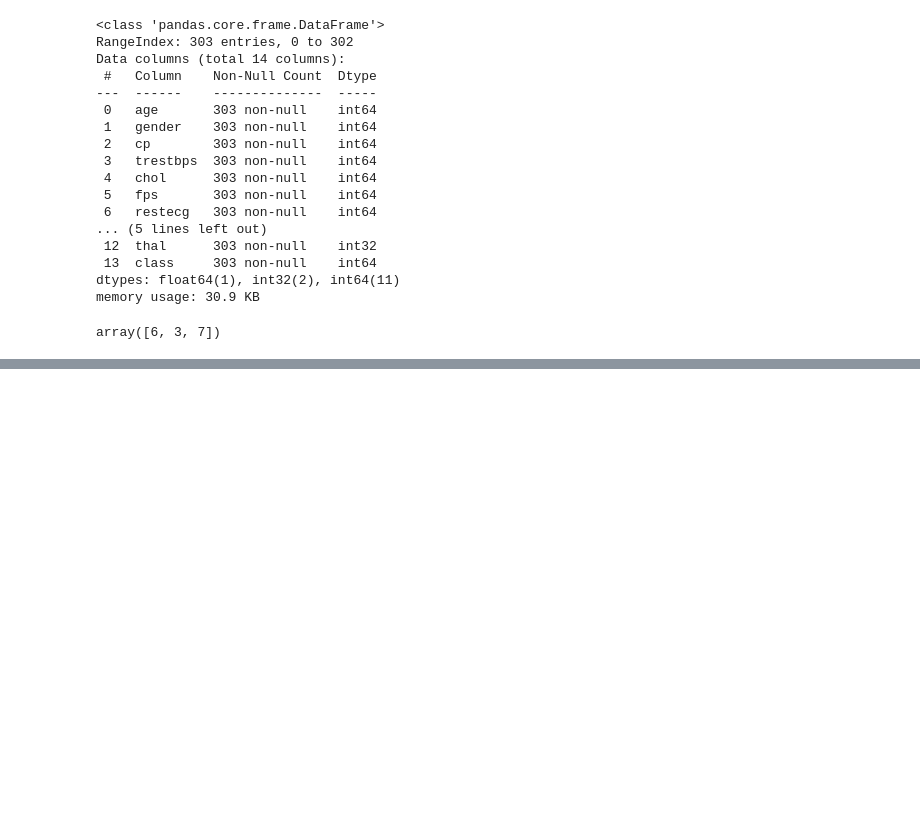
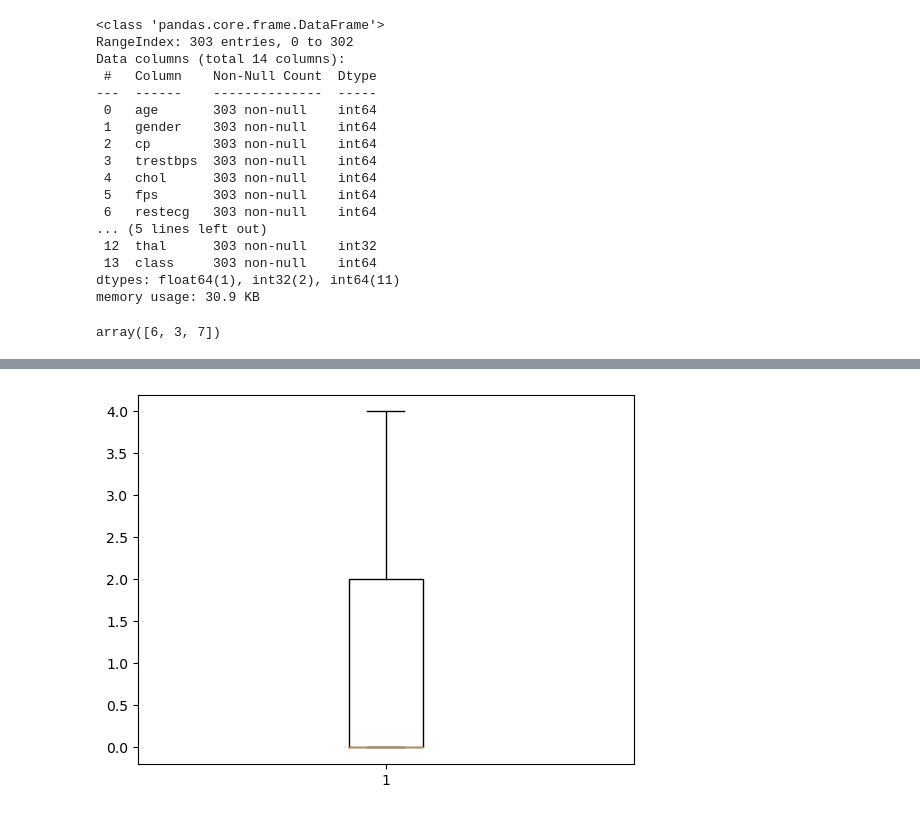
Before and after one commit to Narendra-bot07/COE, a Jupyter notebook: DA@.ipynb, the cells around one changed output, grey strips where cells are left out. Saved outputs shown, nothing was run; the diff lists cells and outputs as text; code cells hidden in the pictures; blank space fills up the shorter version.

```diff
--- a/DA@.ipynb
+++ b/DA@.ipynb
@@ -409,0 +434,5 @@ array([6, 3, 7])
+# %%
+plt.boxplot(df['class'])
+plt.show()
+# %% [output]
+[figure, added]
```
Also changed, not shown: parts of 21 cells of this notebook.
